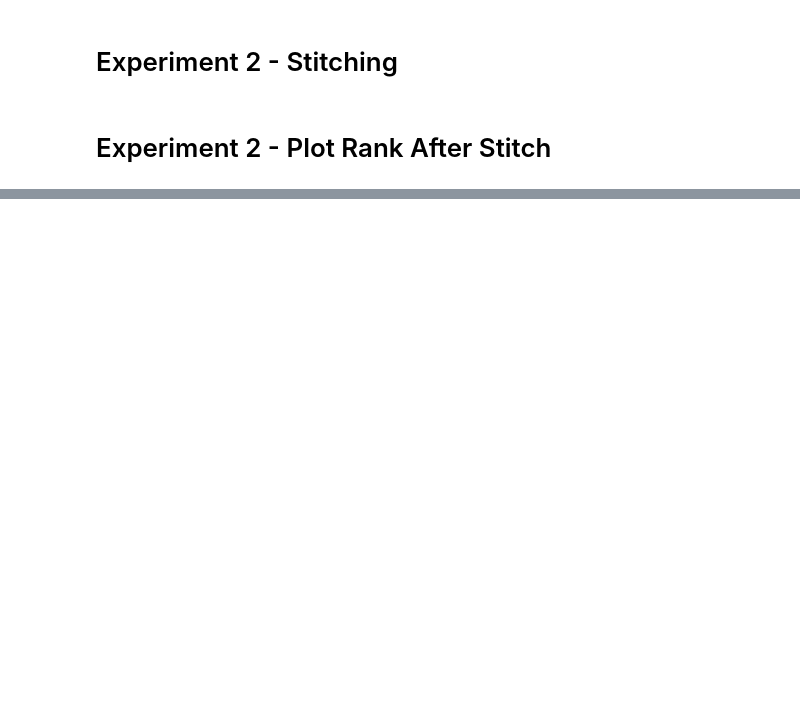
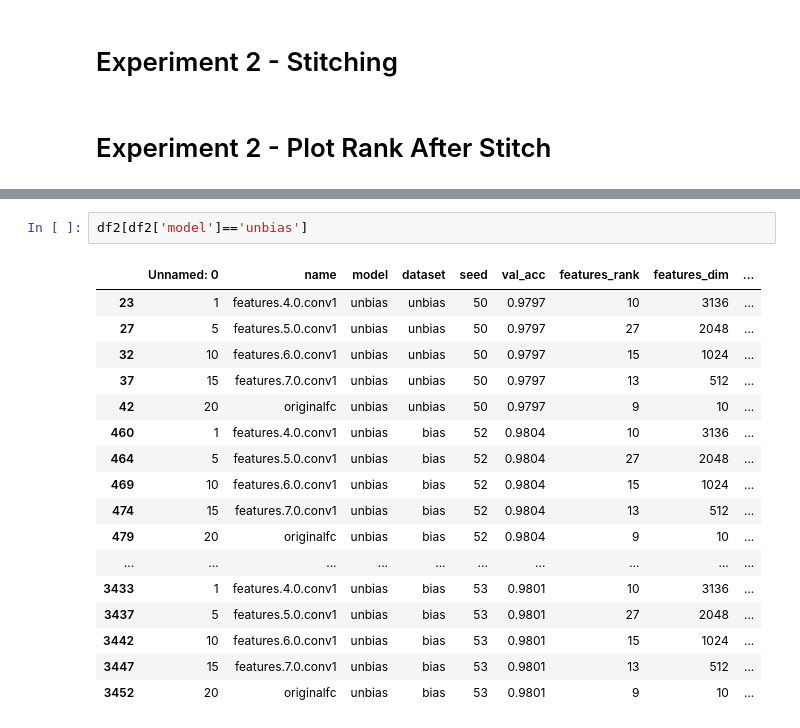
Before and after one commit to DHLSmith/jons-tunnel-effect, a Jupyter notebook: rank.ipynb, the cells around one changed output, grey strips where cells are left out. Cells and saved outputs as stored; diff of their text form; blank space fills up the shorter version.

```diff
--- a/rank.ipynb
+++ b/rank.ipynb
@@ -167,0 +219,20 @@ if True:
+# %%
+df2[df2['model']=='unbias']
+# %% [output]
+|  | Unnamed: 0 | name | model | dataset | seed | val_acc | features_rank | features_dim | ... |
+| 23 | 1 | features.4.0.conv1 | unbias | unbias | 50 | 0.9797 | 10 | 3136 | ... |
+| 27 | 5 | features.5.0.conv1 | unbias | unbias | 50 | 0.9797 | 27 | 2048 | ... |
+| 32 | 10 | features.6.0.conv1 | unbias | unbias | 50 | 0.9797 | 15 | 1024 | ... |
+| 37 | 15 | features.7.0.conv1 | unbias | unbias | 50 | 0.9797 | 13 | 512 | ... |
+| 42 | 20 | originalfc | unbias | unbias | 50 | 0.9797 | 9 | 10 | ... |
+| 460 | 1 | features.4.0.conv1 | unbias | bias | 52 | 0.9804 | 10 | 3136 | ... |
+| 464 | 5 | features.5.0.conv1 | unbias | bias | 52 | 0.9804 | 27 | 2048 | ... |
+| 469 | 10 | features.6.0.conv1 | unbias | bias | 52 | 0.9804 | 15 | 1024 | ... |
+| 474 | 15 | features.7.0.conv1 | unbias | bias | 52 | 0.9804 | 13 | 512 | ... |
+| 479 | 20 | originalfc | unbias | bias | 52 | 0.9804 | 9 | 10 | ... |
+| ... | ... | ... | ... | ... | ... | ... | ... | ... | ... |
+| 3433 | 1 | features.4.0.conv1 | unbias | bias | 53 | 0.9801 | 10 | 3136 | ... |
+| 3437 | 5 | features.5.0.conv1 | unbias | bias | 53 | 0.9801 | 27 | 2048 | ... |
+| 3442 | 10 | features.6.0.conv1 | unbias | bias | 53 | 0.9801 | 15 | 1024 | ... |
+| 3447 | 15 | features.7.0.conv1 | unbias | bias | 53 | 0.9801 | 13 | 512 | ... |
+| 3452 | 20 | originalfc | unbias | bias | 53 | 0.9801 | 9 | 10 | ... |
```
Also changed, not shown: parts of 6 cells of this notebook.
